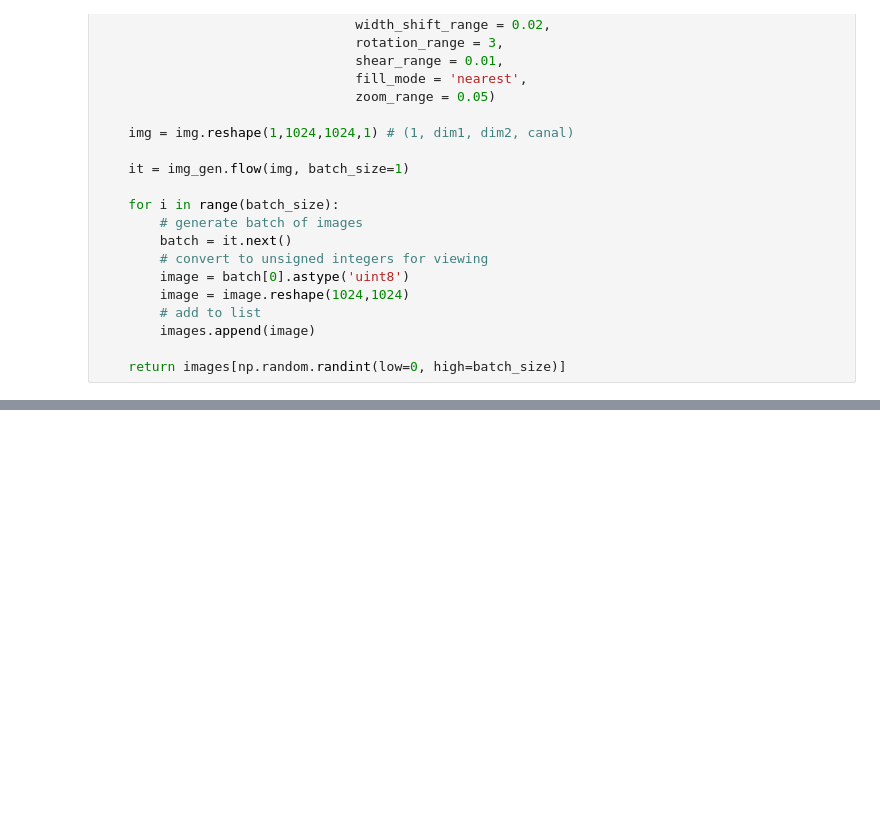
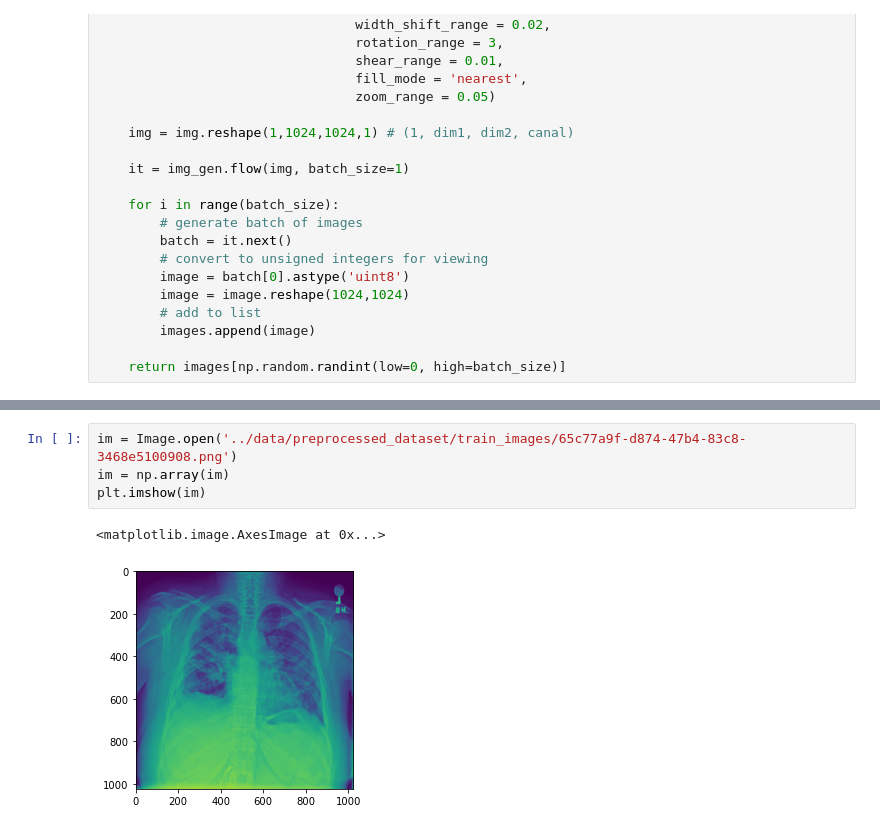
Before and after one commit to mariousm/Pneumonia-Detection, a Jupyter notebook: src/Preprocessing.ipynb, the cells around one changed output, grey strips where cells are left out. Drawn from its saved outputs; the diff is of its cells as text; blank space fills up the shorter version.

```diff
--- a/src/Preprocessing.ipynb
+++ b/src/Preprocessing.ipynb
@@ -281,0 +281,7 @@ X_train_augmented, y_train_augmented = data_balancing(X_train, y_train, proporti
+# %%
+im = Image.open('../data/preprocessed_dataset/train_images/65c77a9f-d874-47b4-83c8-3468e5100908.png')
+im = np.array(im)
+plt.imshow(im)
+# %% [output]
+<matplotlib.image.AxesImage at 0x...>
+[figure, added]
```
Also changed, not shown: parts of 6 cells of this notebook.
